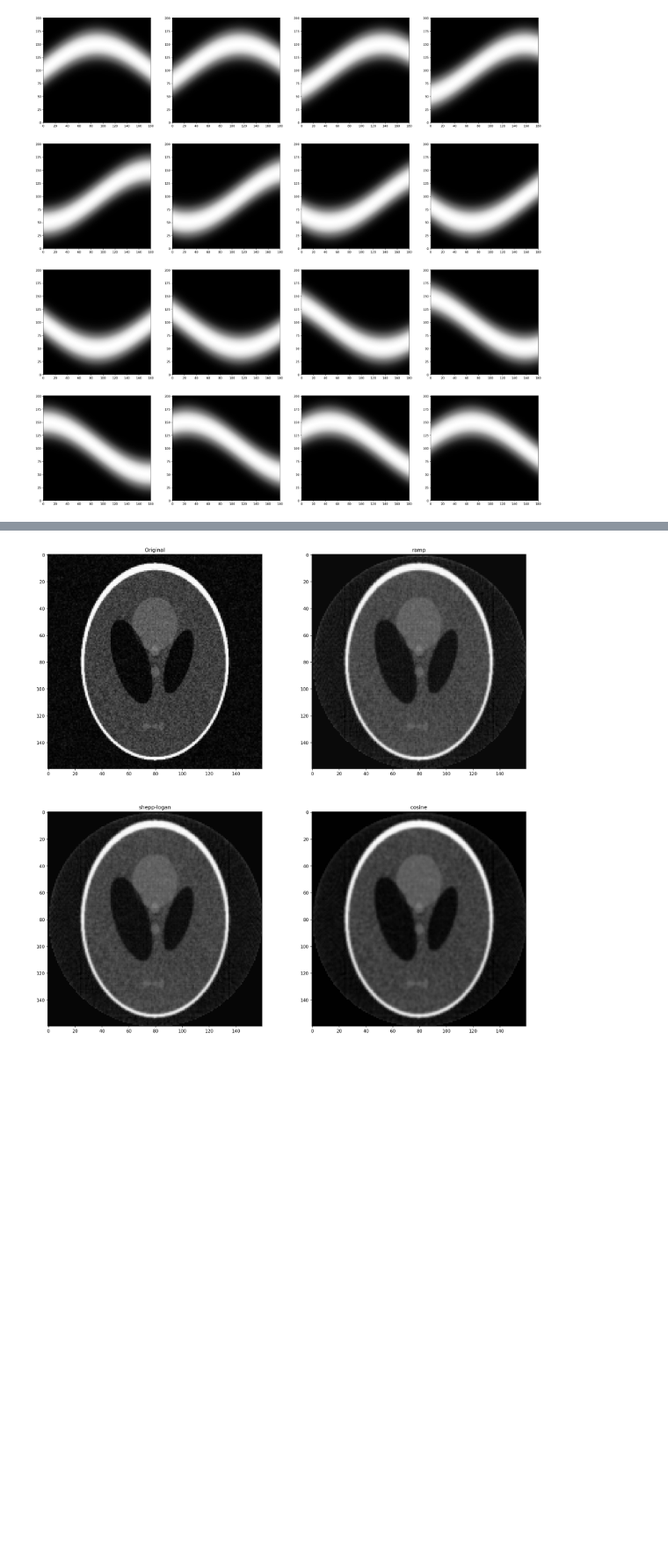
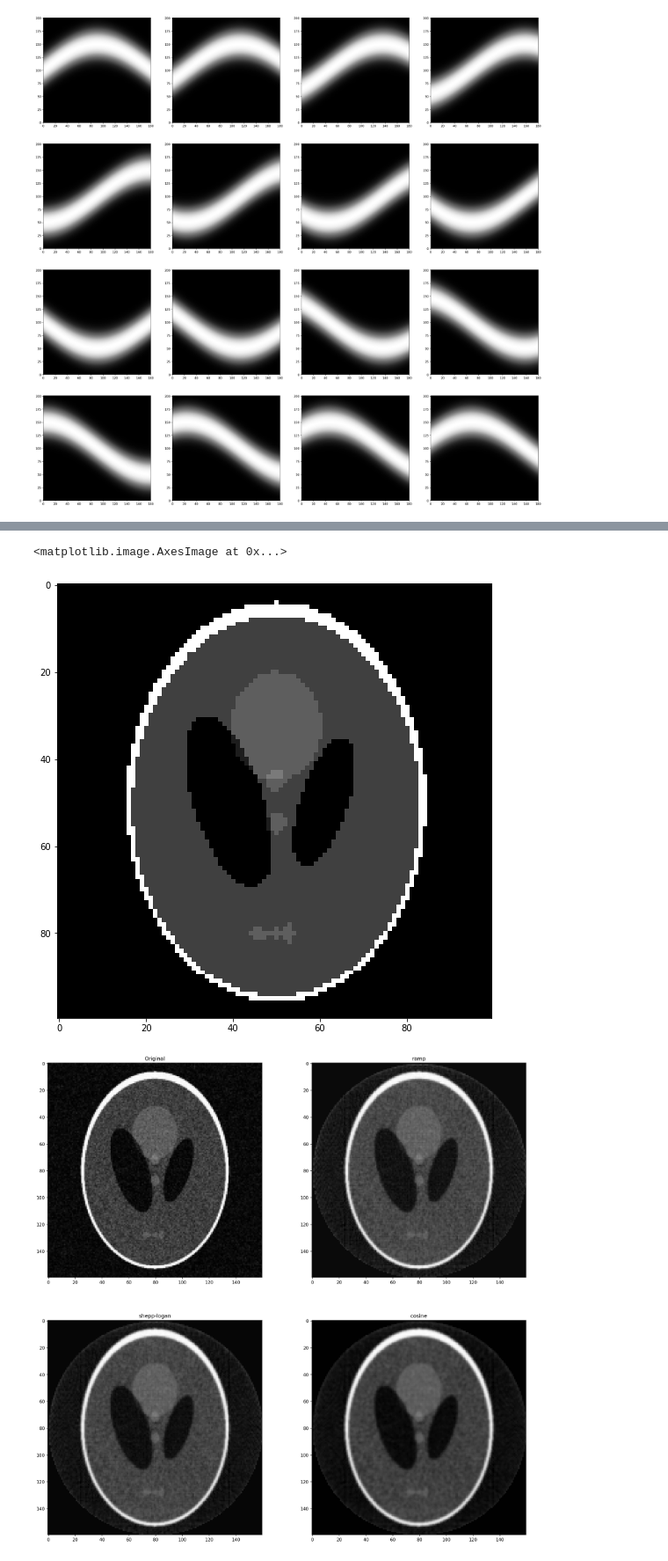
Before and after one commit to ShiversVert/Bio_neuro_imaging, a Jupyter notebook: tomography/tomography.ipynb, the cells around one changed output, grey strips where cells are left out. Shown at 88% size. Drawn from its saved outputs; the diff is of its cells as text; code cells hidden in the pictures; blank space fills up the shorter version.

```diff
--- a/tomography/tomography.ipynb
+++ b/tomography/tomography.ipynb
@@ -168,3 +165,28 @@ plt.show()
+# %%
+import numpy as np
+from skimage.transform import iradon, rescale, radon
+from skimage.data import shepp_logan_phantom
+
+step = 4;
+image = shepp_logan_phantom()
+shape_image = np.shape(image)
+shape_sub_sampled = (shape_image[0]//step, shape_image[1]//step)
+sub_sampled = np.zeros(shape_sub_sampled)
+for i in range(shape_sub_sampled[0]):
+    for j in range(shape_sub_sampled[1]):
+        sub_sampled[i][j] = image[step * i][step * j]
+
+plt.figure(figsize = (20,20))
+plt.subplot(221)
+plt.imshow(image, cmap=plt.cm.Greys_r)
+plt.subplot(222)
+plt.imshow(sub_sampled, cmap=plt.cm.Greys_r)
+plt.subplot(223)
+#plt.imshow()
+#TODO compute radon and iradon
+# %% [output]
+<matplotlib.image.AxesImage at 0x...>
+[figure, added]
 # %%
 from skimage.transform import iradon, rescale, radon
 from skimage.data import shepp_logan_phantom
```
Also changed, not shown: parts of 1 cell of this notebook.
